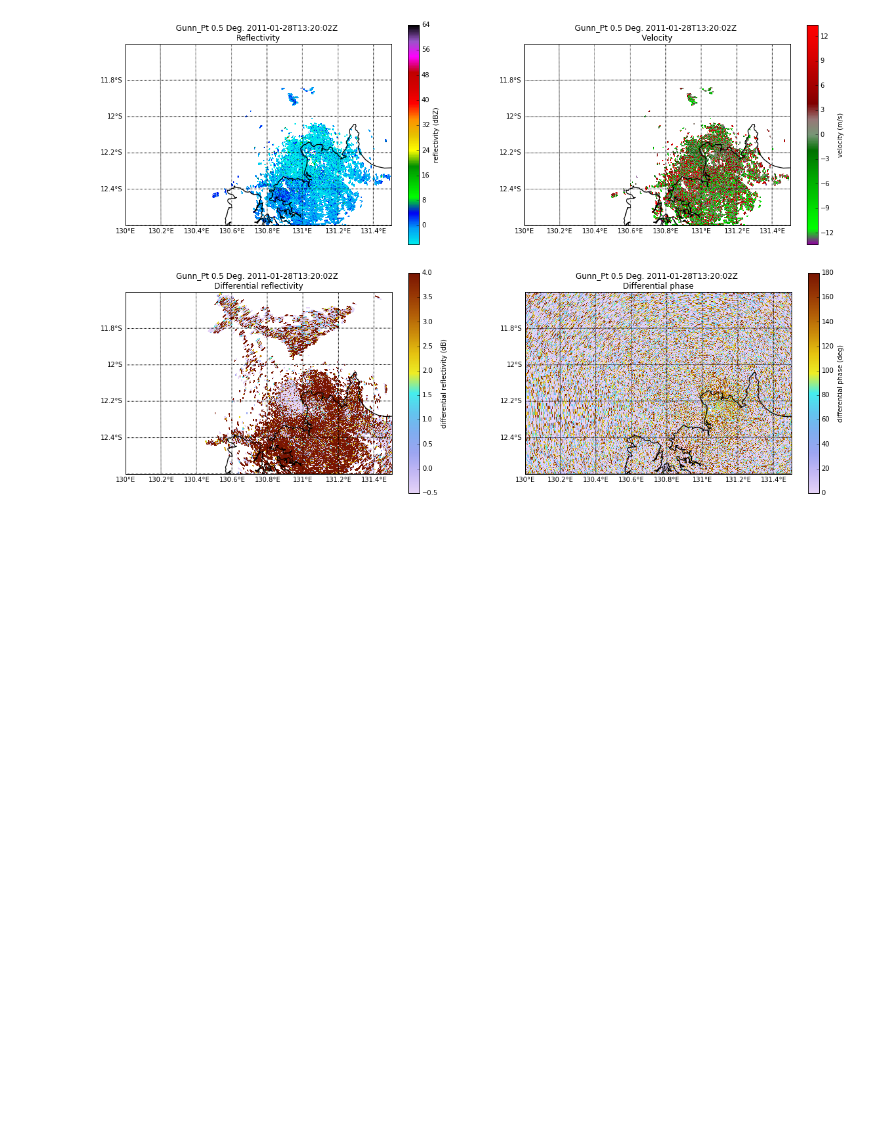
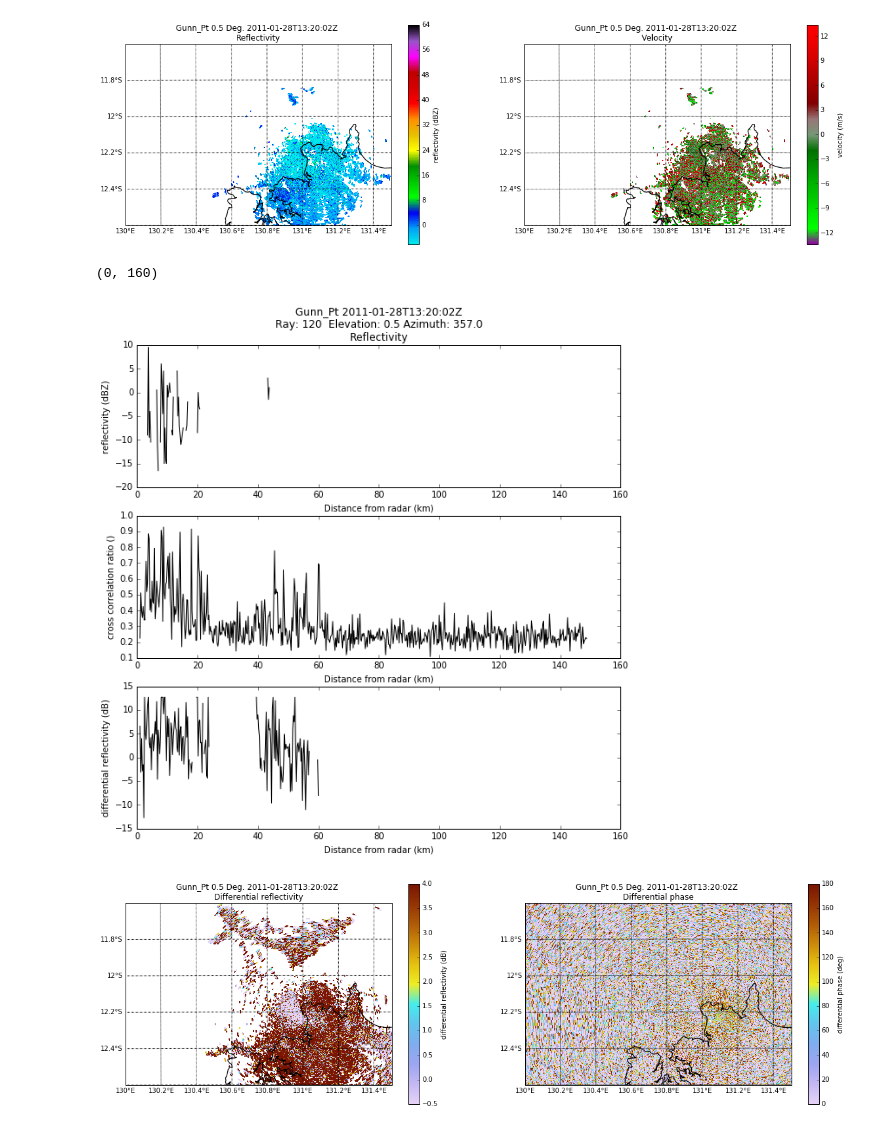
Before and after one commit to scollis/cmdv-rrm-anl, a Jupyter notebook: notebooks/CPOL and Berrimah ingest testing.ipynb, the cells around one changed output. Saved outputs shown, nothing was run; the diff lists cells and outputs as text; code cells hidden in the pictures; blank space fills up the shorter version.

```diff
--- a/notebooks/CPOL and Berrimah ingest testing.ipynb
+++ b/notebooks/CPOL and Berrimah ingest testing.ipynb
@@ -184,6 +184,23 @@ my_display.plot_ppi_map('velocity', tilt, vmin=-nyq, vmax=nyq,
                        cmap = pyart.graph.cm.NWSVel)
 # %% [output]
 [figure]
+# %%
+f = plt.figure(figsize=[10,10])
+plt.subplot(3,1,1)
+my_display.plot_ray('reflectivity', 120)
+plt.xlim([0,160])
+plt.subplot(3,1,2)
+my_display.plot_ray('cross_correlation_ratio', 120, title = '')
+plt.xlim([0,160])
+
+plt.subplot(3,1,3)
+my_display.plot_ray('differential_reflectivity', 120, title = '')
+plt.xlim([0,160])
+
+#plt.subplots_adjust()
+# %% [output]
+(0, 160)
+[figure, added]
 # %%
 f = plt.figure(figsize=[20,6])
 plt.subplot(1,2,1)
```
Also changed, not shown: parts of 5 cells of this notebook.
